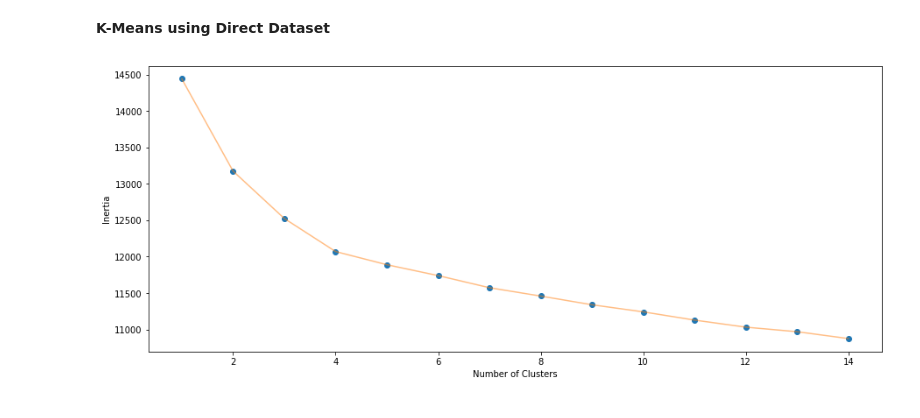
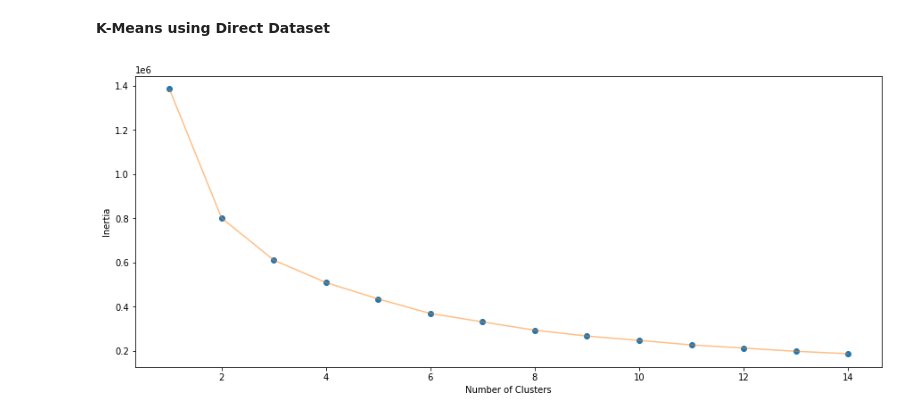
Before and after one commit to adityapanwar94/Data-Analysis-and-Process-Automation-DaPrA-, a Jupyter notebook: Dataset_preprocessing,_analysis,_correlation_matrix(User_data_only,_no_computer_specs).ipynb, the cells around one changed output. Saved outputs shown, nothing was run; the diff lists cells and outputs as text; code cells hidden in the pictures.

```diff
--- a/Dataset_preprocessing,_analysis,_correlation_matrix(User_data_only,_no_computer_specs).ipynb
+++ b/Dataset_preprocessing,_analysis,_correlation_matrix(User_data_only,_no_computer_specs).ipynb
@@ -593,4 +611,7 @@ usefulcoldata = data_scaled.drop(['Gender_0.0', 'Gender_1.0', 'Gender_3.0', 'els
        'preference5_0.0', 'preference5_1.0', 'preference5_2.0',
        'preference5_3.0', 'preference5_4.0', 'preference5_5.0',
        'preference6_0.0', 'preference6_1.0', 'preference6_2.0',
-       'preference6_3.0', 'preference6_4.0', 'preference6_5.0'], axis=1)
+       'preference6_3.0', 'preference6_4.0', 'preference6_5.0',
+       'preference4_0.0', 'preference4_1.0', 'preference4_2.0',
+       'preference4_3.0', 'preference4_4.0', 'preference4_5.0', 'Year_1.0', 'Year_2.0',
+       'Year_3.0', 'Year_4.0'], axis=1)
@@ -614,3 +648,30 @@ Index(['cgpa', 'completeCourse', 'internetspeed<', 'Year_1.0', 'Year_2.0',
        'Department_category_1.0', 'Department_category_2.0',
        'Department_category_3.0', 'RAM_avg', 'Geekbench_score_avg'],
       dtype='object')
+# %%
+usefulcoldata['RAM_avg'] = usefulcoldata['RAM_avg'].apply(lambda x: x*50)
+usefulcoldata['Geekbench_score_avg'] = usefulcoldata['Geekbench_score_avg'].apply(lambda x: x*50)
+
+usefulcoldata['Department_category_0.0'] = usefulcoldata['Department_category_0.0'].apply(lambda x: x*30)
+usefulcoldata['Department_category_1.0'] = usefulcoldata['Department_category_1.0'].apply(lambda x: x*30)
+usefulcoldata['Department_category_2.0'] = usefulcoldata['Department_category_2.0'].apply(lambda x: x*30)
+usefulcoldata['Department_category_3.0'] = usefulcoldata['Department_category_3.0'].apply(lambda x: x*20)
+
+usefulcoldata['preference1_0.0'] = usefulcoldata['preference1_0.0'].apply(lambda x: x*5)
+usefulcoldata['preference1_1.0'] = usefulcoldata['preference1_1.0'].apply(lambda x: x*5)
+usefulcoldata['preference1_2.0'] = usefulcoldata['preference1_2.0'].apply(lambda x: x*5)
+usefulcoldata['preference1_3.0'] = usefulcoldata['preference1_3.0'].apply(lambda x: x*5)
+usefulcoldata['preference1_4.0'] = usefulcoldata['preference1_4.0'].apply(lambda x: x*5)
+usefulcoldata['preference1_5.0'] = usefulcoldata['preference1_5.0'].apply(lambda x: x*5)
+
+usefulcoldata['preference2_0.0'] = usefulcoldata['preference2_0.0'].apply(lambda x: x*2.5)
+usefulcoldata['preference2_1.0'] = usefulcoldata['preference2_1.0'].apply(lambda x: x*2.5)
+usefulcoldata['preference2_2.0'] = usefulcoldata['preference2_2.0'].apply(lambda x: x*2.5)
+usefulcoldata['preference2_3.0'] = usefulcoldata['preference2_3.0'].apply(lambda x: x*2.5)
+usefulcoldata['preference2_4.0'] = usefulcoldata['preference2_4.0'].apply(lambda x: x*2.5)
+usefulcoldata['preference2_5.0'] = usefulcoldata['preference2_5.0'].apply(lambda x: x*2.5)
+
+usefulcoldata['Participation_Freq_1'] = usefulcoldata['preference1_1.0'].apply(lambda x: x*10)
+usefulcoldata['Participation_Freq_2'] = usefulcoldata['Participation_Freq_2'].apply(lambda x: x*20)
+usefulcoldata['Participation_Freq_3'] = usefulcoldata['Participation_Freq_3'].apply(lambda x: x*30)
+usefulcoldata['Participation_Freq_0'] = usefulcoldata['Participation_Freq_0'].apply(lambda x: x*5)
@@ -800,18 +868,18 @@ ax1.set_title('Silhouette plot for the various clusters', y=1.02);
 # %%
 wcss = []
 K = range(1,15)
 for k in K:
     km = KMeans(n_clusters=k)
-    km = km.fit(data_scaled)
+    km = km.fit(usefulcoldata)
     wcss.append(km.inertia_)
 
 plt.figure(1 , figsize = (15 ,6))
 plt.plot(np.arange(1 , 15) , wcss , 'o')
 plt.plot(np.arange(1 , 15) , wcss , '-' , alpha = 0.5)
 plt.xlabel('Number of Clusters') , plt.ylabel('Inertia')
 plt.show()
 # %% [output]
-[figure, old version]
+[figure, new version]
 # %%
 # kmeans = KMeans(n_clusters=6, random_state=0).fit(data_scaled)
 # y_kmeans = kmeans.predict(data_scaled)
```
Also changed, not shown: parts of 21 cells of this notebook.
